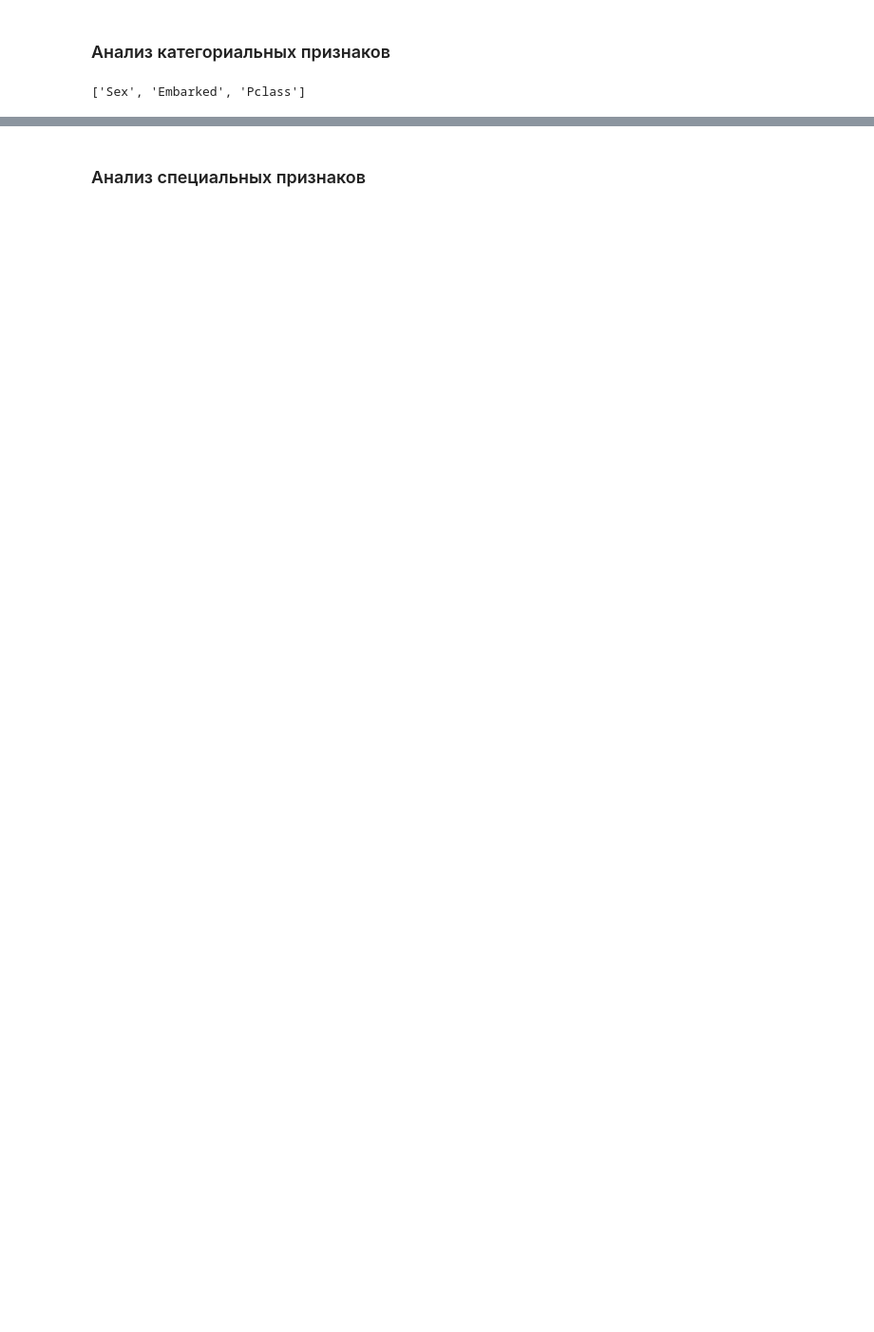
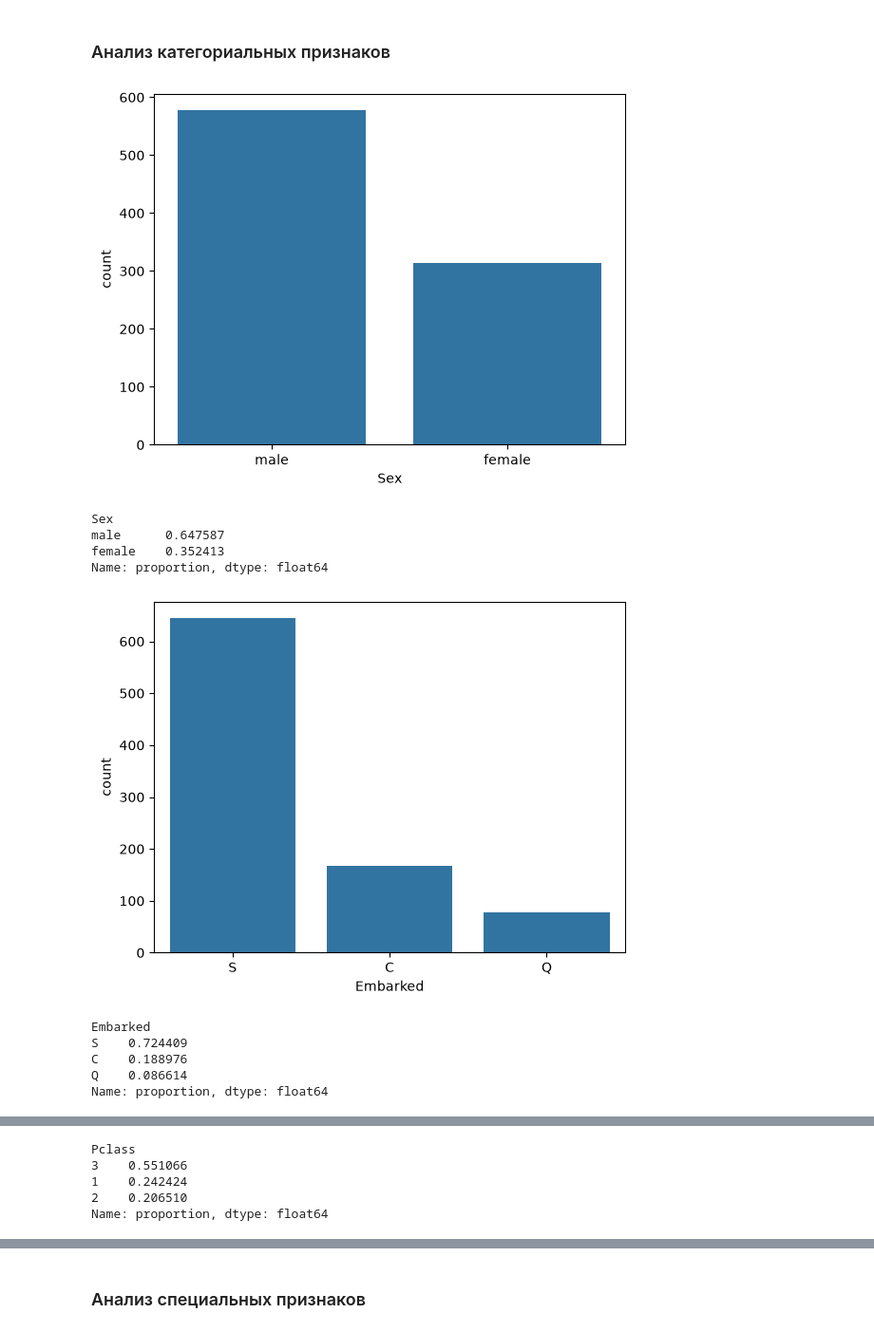
Before and after one commit to tirnish/titanic-ml, a Jupyter notebook: notebooks/01_eda.ipynb, the cells around one changed output, grey strips where cells are left out. Shown at 95% size. Cells and saved outputs as stored; diff of their text form; code cells hidden in the pictures; blank space fills up the shorter version.

```diff
--- a/notebooks/01_eda.ipynb
+++ b/notebooks/01_eda.ipynb
@@ -378,28 +302,25 @@ Survived
 # %% [markdown]
 ### Анализ категориальных признаков
-# %%
-cat_features + ordinal_features
-# %% [output]
-['Sex', 'Embarked', 'Pclass']
 # %%
 def analysis_of_categorical_features(col):
 
-    plt.figure(figsize=(15, 5))
-    plt.subplot(1, 2, 1)
+    plt.figure()
     sns.countplot(data=train, x=col)
-
-    plt.subplot(1, 2, 2)
-    sns.barplot(
-        data=train,
-        x=col,
-        y=target
-    )
     plt.show()
 
     print(train[col].value_counts(normalize=True))
-    print()
-    print(pd.crosstab(
-        train[col],
-        train[target],
-        normalize='index'
-    ))
+
+for feature in cat_features:
+    analysis_of_categorical_features(feature)
+# %% [output]
+[figure, added]
+Sex
+male      0.647587
+female    0.352413
+Name: proportion, dtype: float64
+[figure, added]
+Embarked
+S    0.724409
+C    0.188976
+Q    0.086614
+Name: proportion, dtype: float64
@@ -405,0 +328,5 @@ def analysis_of_categorical_features(col):
+Pclass
+3    0.551066
+1    0.242424
+2    0.206510
+Name: proportion, dtype: float64
```
Also changed, not shown: parts of 46 cells of this notebook, 1 other file.
